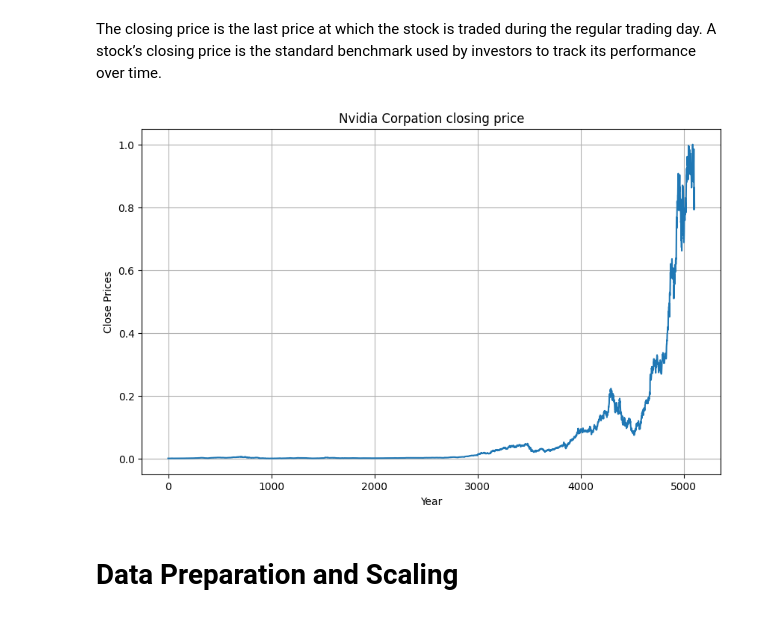
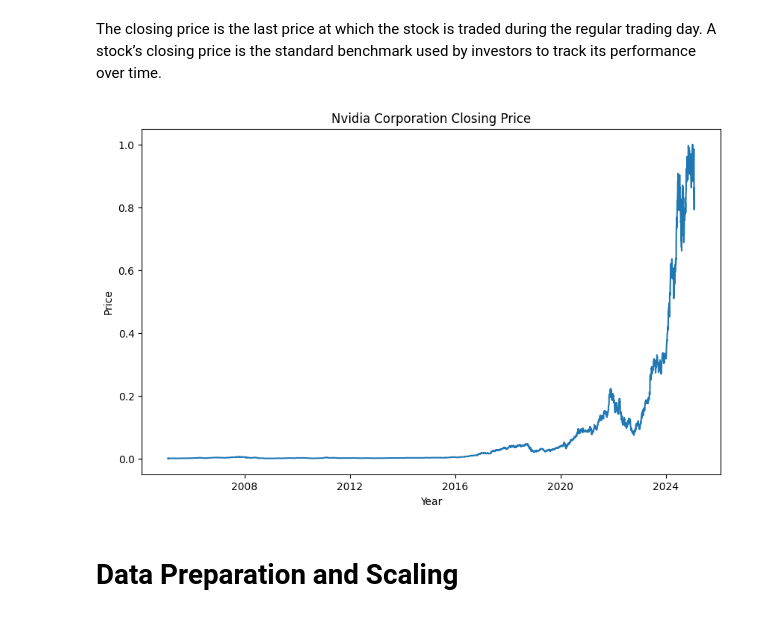
Before and after one commit to Tennis95/Stock-Market-Prediction-using-LSTM, a Jupyter notebook: Stock_Market_Predicition.ipynb, the cells around one changed output. Cells and saved outputs as stored; diff of their text form; code cells hidden in the pictures.

```diff
--- a/Stock_Market_Predicition.ipynb
+++ b/Stock_Market_Predicition.ipynb
@@ -78,15 +83,21 @@ memory usage: 927.6 KB
 The closing price is the last price at which the stock is traded during the regular trading day. A stock’s closing price is the standard benchmark used by investors to track its performance over time.
 # %%
 #plot close price
-plt.figure(figsize=(10,6))
-plt.grid(True)
-plt.xlabel('Year')
-plt.ylabel('Close Prices')
+# Parse dates
+stock_data['Date'] = pd.to_datetime(stock_data['Date'])
+
+# Set date as index
+stock_data.set_index('Date', inplace=True)
+
+# Plot
+plt.figure(figsize=(10, 6))
 plt.plot(stock_data['Close'])
-plt.title('Nvidia Corpation closing price')
+plt.title("Nvidia Corporation Closing Price")
+plt.xlabel("Year")
+plt.ylabel("Price")
 plt.show()
 # %% [output]
-[figure, old version]
+[figure, new version]
 # %% [markdown]
 # **Data Preparation and Scaling**
 # %% [markdown]
```
Also changed, not shown: parts of 13 cells of this notebook.
